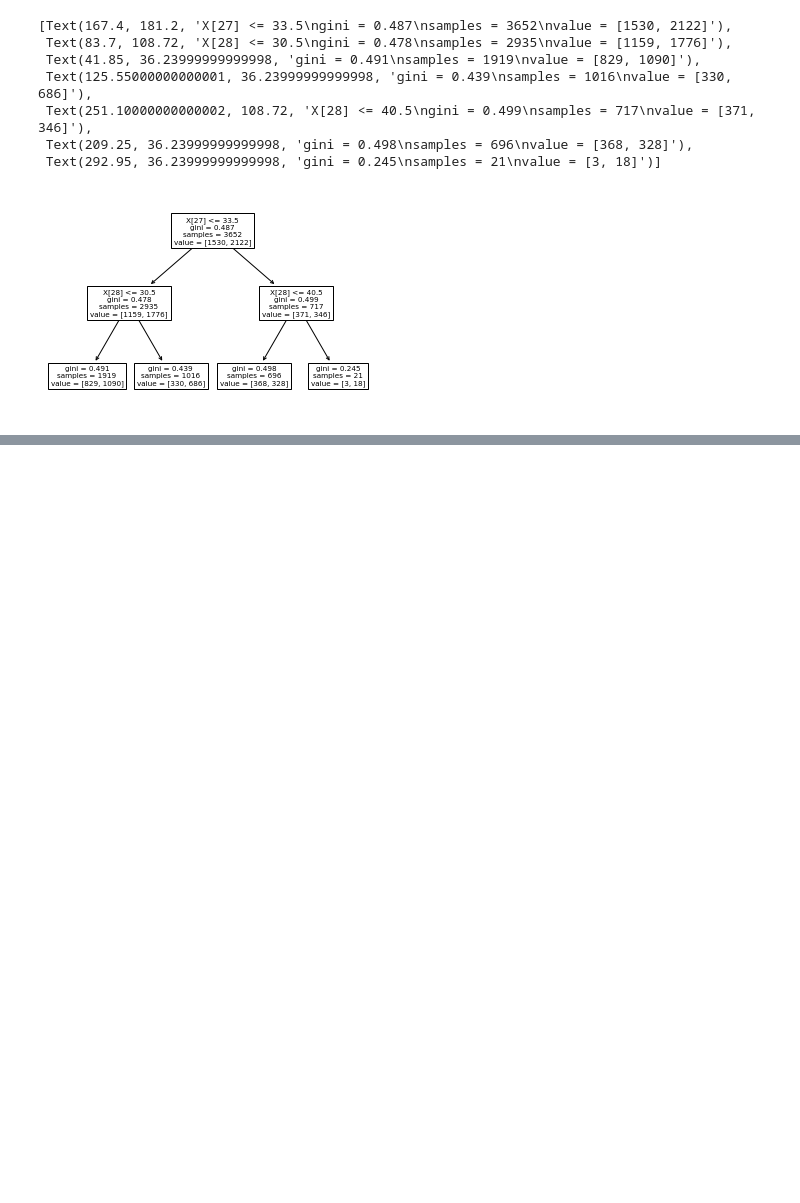
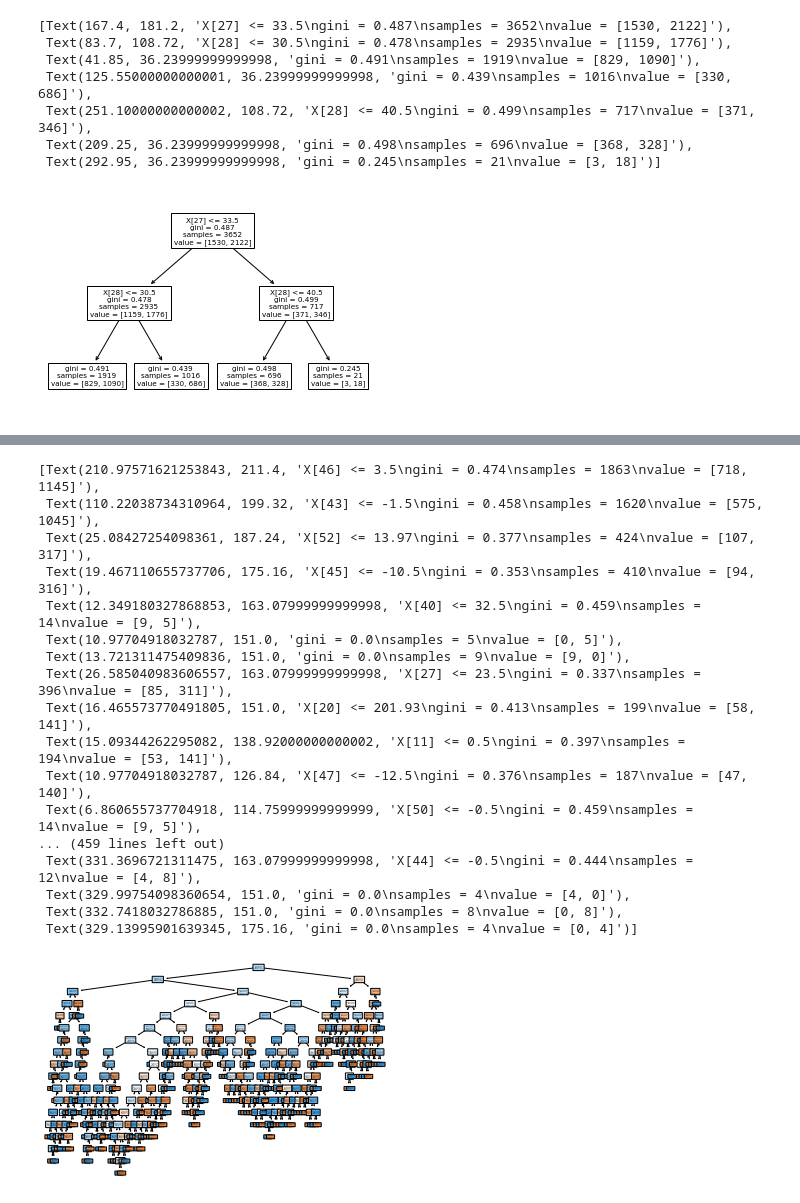
Before and after one commit to datares/team-octagoners, a Jupyter notebook: Analysis/predict_upcoming_matches.ipynb, the cells around one changed output, grey strips where cells are left out. Cells and saved outputs as stored; diff of their text form; code cells hidden in the pictures; blank space fills up the shorter version.

```diff
--- a/Analysis/predict_upcoming_matches.ipynb
+++ b/Analysis/predict_upcoming_matches.ipynb
@@ -158,0 +252,21 @@ tree.plot_tree(T)
+# %%
+tree.plot_tree(T, filled = True, rounded = True)
+# %% [output]
+[Text(210.97571621253843, 211.4, 'X[46] <= 3.5\ngini = 0.474\nsamples = 1863\nvalue = [718, 1145]'),
+ Text(110.22038734310964, 199.32, 'X[43] <= -1.5\ngini = 0.458\nsamples = 1620\nvalue = [575, 1045]'),
+ Text(25.08427254098361, 187.24, 'X[52] <= 13.97\ngini = 0.377\nsamples = 424\nvalue = [107, 317]'),
+ Text(19.467110655737706, 175.16, 'X[45] <= -10.5\ngini = 0.353\nsamples = 410\nvalue = [94, 316]'),
+ Text(12.349180327868853, 163.07999999999998, 'X[40] <= 32.5\ngini = 0.459\nsamples = 14\nvalue = [9, 5]'),
+ Text(10.97704918032787, 151.0, 'gini = 0.0\nsamples = 5\nvalue = [0, 5]'),
+ Text(13.721311475409836, 151.0, 'gini = 0.0\nsamples = 9\nvalue = [9, 0]'),
+ Text(26.585040983606557, 163.07999999999998, 'X[27] <= 23.5\ngini = 0.337\nsamples = 396\nvalue = [85, 311]'),
+ Text(16.465573770491805, 151.0, 'X[20] <= 201.93\ngini = 0.413\nsamples = 199\nvalue = [58, 141]'),
+ Text(15.09344262295082, 138.92000000000002, 'X[11] <= 0.5\ngini = 0.397\nsamples = 194\nvalue = [53, 141]'),
+ Text(10.97704918032787, 126.84, 'X[47] <= -12.5\ngini = 0.376\nsamples = 187\nvalue = [47, 140]'),
+ Text(6.860655737704918, 114.75999999999999, 'X[50] <= -0.5\ngini = 0.459\nsamples = 14\nvalue = [9, 5]'),
+... (459 lines left out)
+ Text(331.3696721311475, 163.07999999999998, 'X[44] <= -0.5\ngini = 0.444\nsamples = 12\nvalue = [4, 8]'),
+ Text(329.99754098360654, 151.0, 'gini = 0.0\nsamples = 4\nvalue = [4, 0]'),
+ Text(332.7418032786885, 151.0, 'gini = 0.0\nsamples = 8\nvalue = [0, 8]'),
+ Text(329.13995901639345, 175.16, 'gini = 0.0\nsamples = 4\nvalue = [0, 4]')]
+[figure, added]
```
Also changed, not shown: parts of 11 cells of this notebook, 7 other files.
